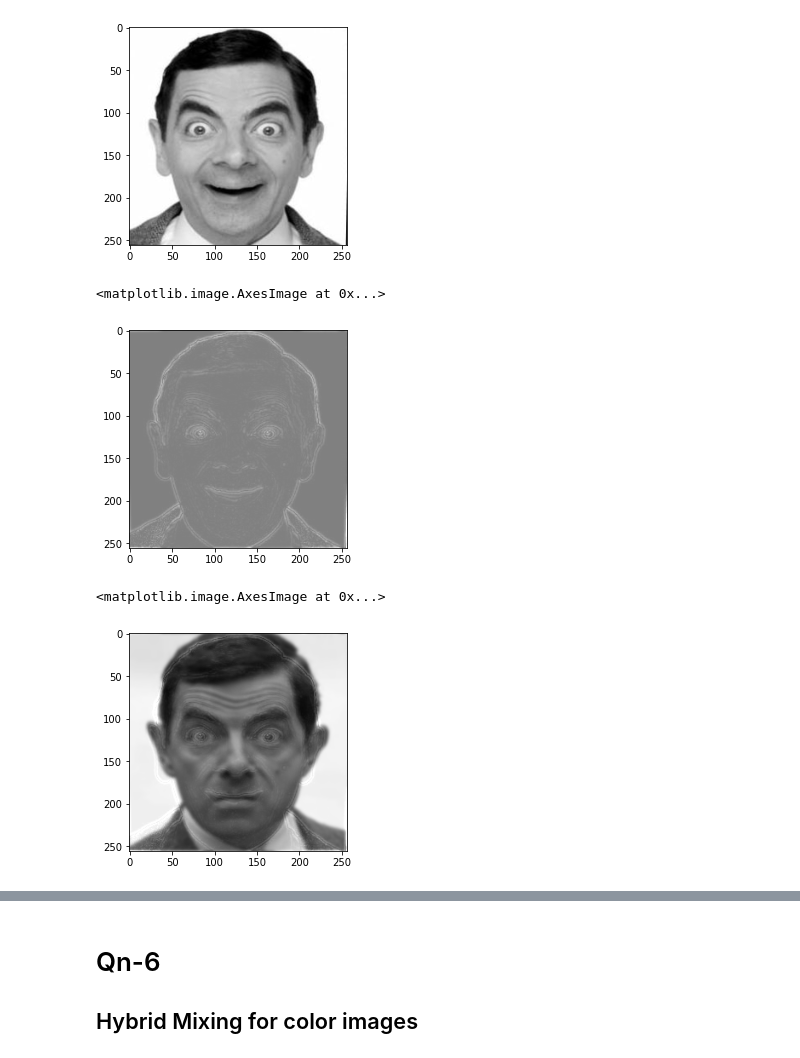
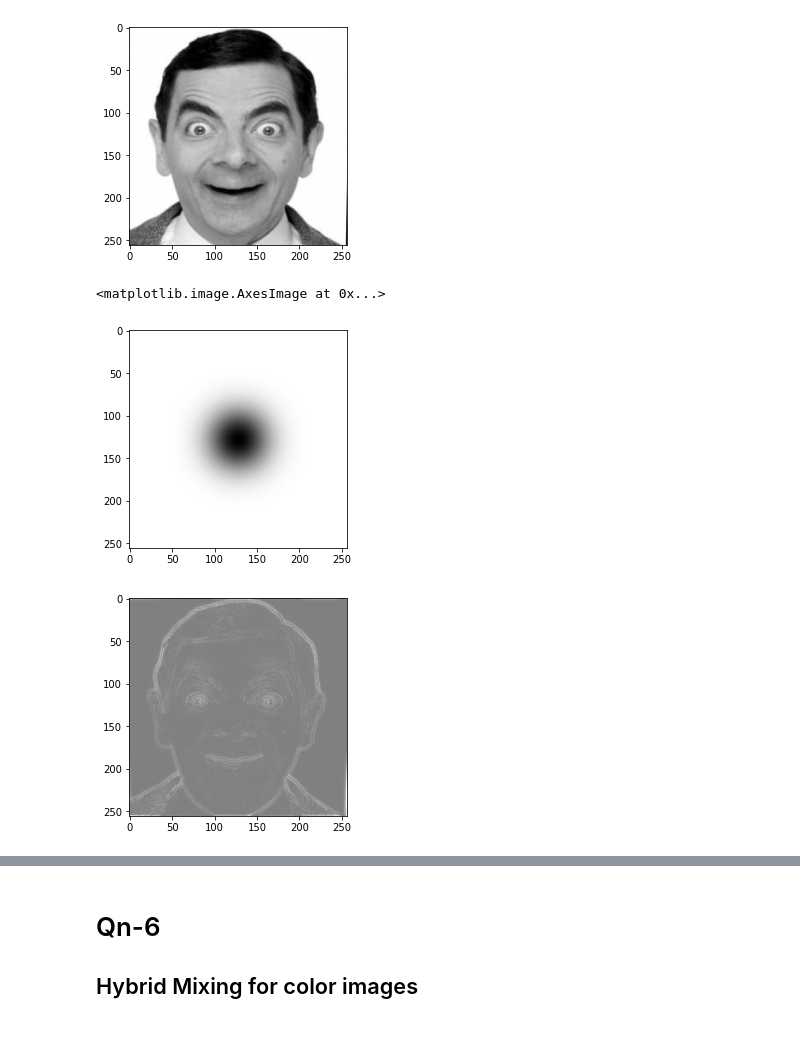
Before and after one commit to sam6134/Computer-Vision, a Jupyter notebook: Assignment-2/assignment2.ipynb, the cells around one changed output, grey strips where cells are left out. Saved outputs shown, nothing was run; the diff lists cells and outputs as text; code cells hidden in the pictures.

```diff
--- a/Assignment-2/assignment2.ipynb
+++ b/Assignment-2/assignment2.ipynb
@@ -453,25 +485,20 @@ plt.imshow(img, cmap='gray')
 # %%
 img = Image.open("align-bean2.jpg").convert('L')
 img = img.resize((256,256))
 img = np.array(img)
 # Forward
 dftImg = doFFT(img)
 mask = createHPFilter(256, 256, 25)
-
+plt.figure(); plt.imshow(mask, cmap='gray');
 # Masking
 dftMasked = applyMask(dftImg, mask)
 
 #Backward
 complexImg = doIFT(dftMasked)
 imgHighPass = convertComplexToImg(complexImg)
 
-plt.imshow(imgHighPass+0.5*255,cmap='gray', vmin=0, vmax=255)
+plt.figure(); plt.imshow(imgHighPass+0.5*255,cmap='gray', vmin=0, vmax=255)
 # %% [output]
 <matplotlib.image.AxesImage at 0x...>
-[figure, old version]
+[figure, new version]
+[figure, added]
-# %%
-imgCombined = Image.fromarray(imgLowPass +imgHighPass)
-plt.imshow(imgCombined, cmap='gray', vmin=0, vmax=255)
-# %% [output]
-<matplotlib.image.AxesImage at 0x...>
-[figure, removed]
```
Also changed, not shown: parts of 28 cells of this notebook, 38 other files.
